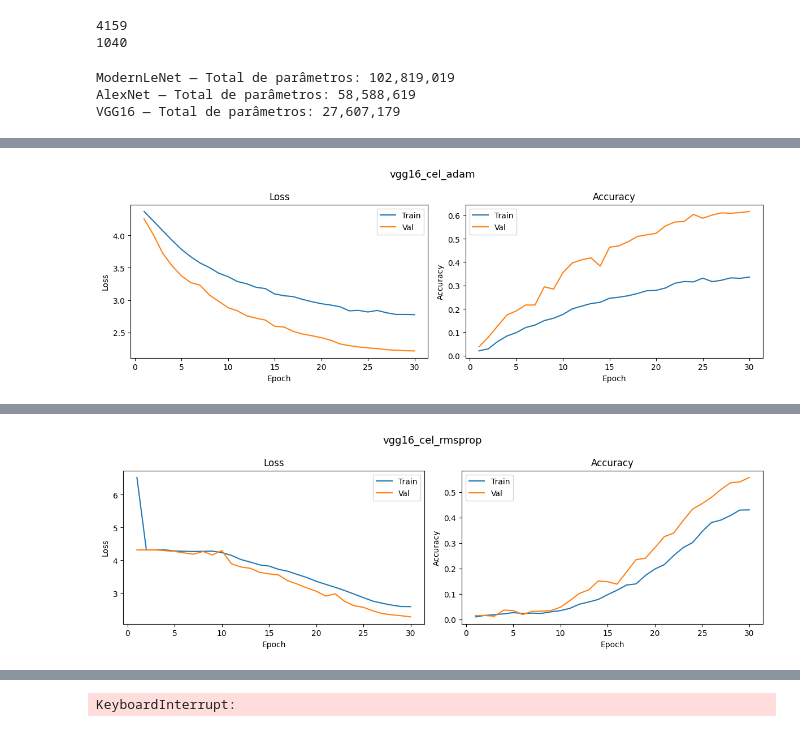
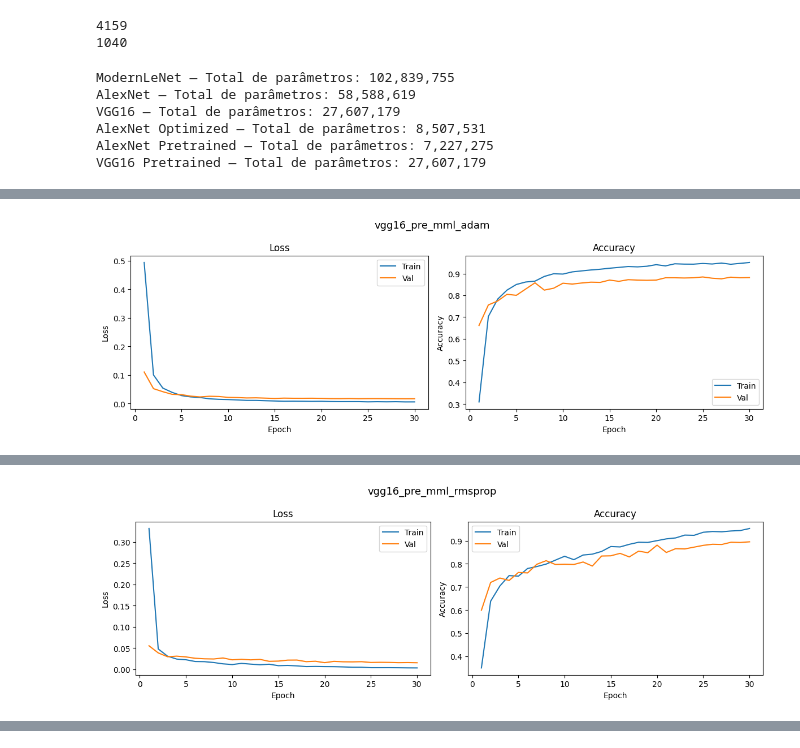
Before and after one commit to vazeta/butterfly-species-classification, a Jupyter notebook: src/2_CNN.ipynb, the cells around one changed output, grey strips where cells are left out. Cells and saved outputs as stored; diff of their text form; code cells hidden in the pictures.

```diff
--- a/src/2_CNN.ipynb
+++ b/src/2_CNN.ipynb
@@ -375,8 +464,11 @@ class VGG16(nn.Module):
 # %%
 # Instanciar os modelos
-model_modernLeNet = ModernLeNet(num_classes=75)
-model_alex = AlexNet(num_classes=75)
-model_vgg = VGG16(num_classes=75)
+model_modernLeNet = ModernLeNet(NUM_CLASSES)
+model_alex = AlexNet(NUM_CLASSES)
+model_vgg = VGG16(NUM_CLASSES)
+model_alex_opt = AlexNetOptimized(NUM_CLASSES)
+model_alex_pre = AlexNetPretrained(NUM_CLASSES)
+model_vgg_pre  = VGG16Pretrained(NUM_CLASSES)
 
 def print_params(name, model):
     total_params = sum(p.numel() for p in model.parameters())
@@ -386,10 +478,16 @@ def print_params(name, model):
 print_params("ModernLeNet", model_modernLeNet)
 print_params("AlexNet", model_alex)
 print_params("VGG16", model_vgg)
+print_params("AlexNet Optimized", model_alex_opt)
+print_params("AlexNet Pretrained", model_alex_pre)
+print_params("VGG16 Pretrained", model_vgg_pre)
 # %% [output]
-ModernLeNet — Total de parâmetros: 102,819,019
+ModernLeNet — Total de parâmetros: 102,839,755
 AlexNet — Total de parâmetros: 58,588,619
 VGG16 — Total de parâmetros: 27,607,179
+AlexNet Optimized — Total de parâmetros: 8,507,531
+AlexNet Pretrained — Total de parâmetros: 7,227,275
+VGG16 Pretrained — Total de parâmetros: 27,607,179
 # %%
 def build_optimizer(name, params, lr, weight_decay=1e-4):
     if name == "adam":
@@ -421,10 +519,28 @@ experiments = [
     # ("alexnet_mml_rmsprop", lambda: AlexNet(), "multi_margin",  "rmsprop", 1e-4),
 
     # --- Experiências com VGG16 (Filtros 3x3 Profundos) ---
-    ("vgg16_cel_adam",    lambda: VGG16(), "cross_entropy", "adam",    1e-4),
-    ("vgg16_cel_rmsprop", lambda: VGG16(), "cross_entropy", "rmsprop", 1e-4),
-    ("vgg16_mml_adam",    lambda: VGG16(), "multi_margin",  "adam",    1e-4),
-    ("vgg16_mml_rmsprop", lambda: VGG16(), "multi_margin",  "rmsprop", 1e-4),
+    #("vgg16_cel_adam",    lambda: VGG16(), "cross_entropy", "adam",    1e-4),
+    #("vgg16_cel_rmsprop", lambda: VGG16(), "cross_entropy", "rmsprop", 1e-4),
+    #("vgg16_mml_adam",    lambda: VGG16(), "multi_margin",  "adam",    1e-4),
+    #("vgg16_mml_rmsprop", lambda: VGG16(), "multi_margin",  "rmsprop", 1e-4),
+
+    # --- Experiências com AlexNet Optimizado (BatchNorm + Classifier Adaptado) ---
+    # ("alexnet_opt_cel_adam",    lambda: AlexNetOptimized(), "cross_entropy", "adam",    1e-4, 50),
+    # ("alexnet_opt_cel_rmsprop", lambda: AlexNetOptimized(), "cross_entropy", "rmsprop", 1e-4, 50),
+    # ("alexnet_opt_mml_adam",    lambda: AlexNetOptimized(), "multi_margin",  "adam",    1e-4, 50),
+    # ("alexnet_opt_mml_rmsprop", lambda: AlexNetOptimized(), "multi_margin",  "rmsprop", 1e-4, 50),
+
+    # --- Experiências com AlexNet Pré-treinado (Transfer Learning) ---
+    # ("alexnet_pre_cel_adam",    lambda: AlexNetPretrained(), "cross_entropy", "adam",    1e-4, 30),
+    # ("alexnet_pre_cel_rmsprop", lambda: AlexNetPretrained(), "cross_entropy", "rmsprop", 1e-4, 30),
+    # ("alexnet_pre_mml_adam",    lambda: AlexNetPretrained(), "multi_margin",  "adam",    1e-4, 30),
+    # ("alexnet_pre_mml_rmsprop", lambda: AlexNetPretrained(), "multi_margin",  "rmsprop", 1e-4, 30),
+
+    # --- Experiências com VGG16 Pré-treinado (Transfer Learning) ---
+    # ("vgg16_pre_cel_adam",    lambda: VGG16Pretrained(), "cross_entropy", "adam",    1e-4, 30),
+    # ("vgg16_pre_cel_rmsprop", lambda: VGG16Pretrained(), "cross_entropy", "rmsprop", 1e-4, 30),
+    ("vgg16_pre_mml_adam",    lambda: VGG16Pretrained(), "multi_margin",  "adam",    1e-4, 30),
+    ("vgg16_pre_mml_rmsprop", lambda: VGG16Pretrained(), "multi_margin",  "rmsprop", 1e-4, 30),
 ]
 # %%
 results_summary = []
@@ -432,7 +548,7 @@ trained_models  = {}
 all_histories   = {}
 all_times       = {}
 
-for run_name, model_fn, loss_name, optim_name, lr in experiments:
+for run_name, model_fn, loss_name, optim_name, lr, epochs in experiments:
     print(f"\n{'='*60}")
     print(f"Run: {run_name}")
     print(f"Loss: {loss_name}  |  Optimizer: {optim_name}  |  LR: {lr}")
@@ -445,14 +561,15 @@ for run_name, model_fn, loss_name, optim_name, lr in experiments:
     criterion = build_criterion(loss_name)
     optimizer = build_optimizer(optim_name, model.parameters(), lr=lr)
 
-    scheduler = torch.optim.lr_scheduler.CosineAnnealingLR(optimizer, T_max=NUM_EPOCHS, eta_min=lr * 0.01)
+    scheduler = torch.optim.lr_scheduler.CosineAnnealingLR(optimizer, T_max=epochs, eta_min=lr * 0.01)
 
     model, history, time_var = train_model(
         model, train_loader, val_loader,
         criterion, optimizer,
         scheduler=scheduler,
         device=run_device,
-        run_name=run_name
+        run_name=run_name,
+        num_epochs=epochs
     )
 
     _, _, labels, preds = evaluate(model, val_loader, criterion, run_device)
@@ -463,6 +580,7 @@ for run_name, model_fn, loss_name, optim_name, lr in experiments:
         "loss"        : loss_name,
         "optimizer"   : optim_name,
         "lr"          : lr,
+        "epochs"      : epochs,
         "time_min"    : round(time_var, 2),
         **metrics
     })
@@ -506,2 +624,2 @@ vgg16_cel_adam->F1(weighted) : 0.5817
-[figure, old version]
+[figure, new version]
 ============================================================
@@ -524 +642 @@ vgg16_cel_rmsprop->F1(weighted) : 0.5409
-[figure, old version]
+[figure, new version]
@@ -543,4 +646,3 @@ Epoch  13/30 | Train Loss: 0.1600 Acc: 0.2933 | Val Loss: 0.0936 Acc: 0.4913
-KeyboardInterrupt:
 # %%
 df_results = pd.DataFrame(results_summary).sort_values("accuracy", ascending=False)
 df_results = df_results.reset_index(drop=True)
```
Also changed, not shown: parts of 10 cells of this notebook, 12 other files.
